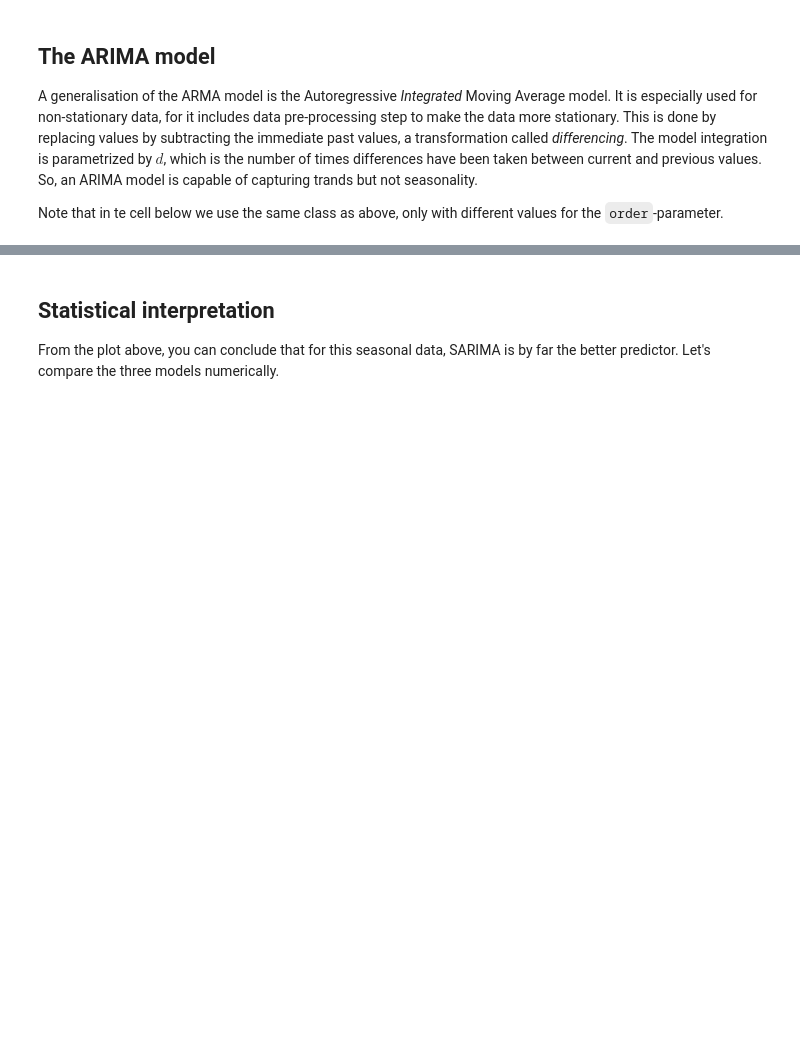
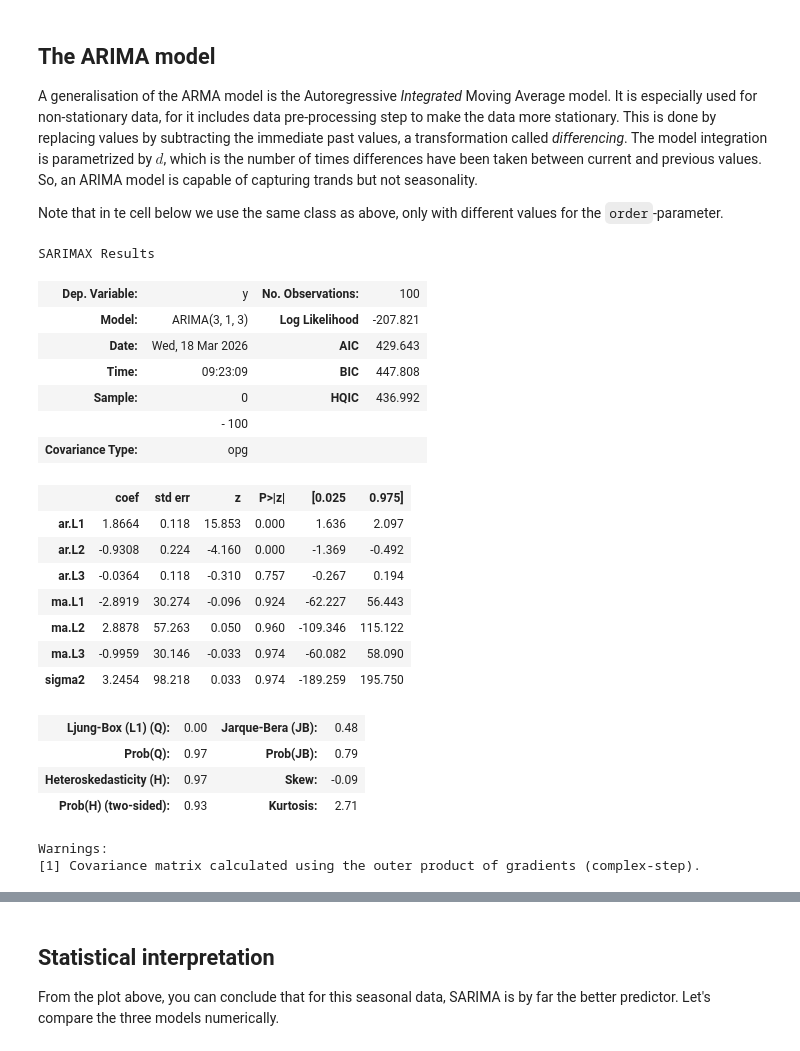
Before and after one commit to fenna/BFVM23PROGRAM3, a Jupyter notebook: demos/demo-arma-and-friends.ipynb, the cells around one changed output, grey strips where cells are left out. Drawn from its saved outputs; the diff is of its cells as text; code cells hidden in the pictures; blank space fills up the shorter version.

```diff
--- a/demos/demo-arma-and-friends.ipynb
+++ b/demos/demo-arma-and-friends.ipynb
@@ -151,9 +219,32 @@ A generalisation of the ARMA model is the Autoregressive *Integrated* Moving Ave
 
 Note that in te cell below we use the same class as above, only with different values for the `order`-parameter.
 # %%
-arima_model = sm.tsa.ARIMA(seasonal_data, order=(2, 1, 1))
+arima_model = sm.tsa.ARIMA(seasonal_data, order=(3, 1, 3))
 arima_results = arima_model.fit()
 arima_results.summary()
+# %% [output]
+SARIMAX Results
+| Dep. Variable: | y | No. Observations: | 100 |
+| Model: | ARIMA(3, 1, 3) | Log Likelihood | -207.821 |
+| Date: | Wed, 18 Mar 2026 | AIC | 429.643 |
+| Time: | 09:23:09 | BIC | 447.808 |
+| Sample: | 0 | HQIC | 436.992 |
+|  | - 100 |  |  |
+| Covariance Type: | opg |  |  |
+|  | coef | std err | z | P>|z| | [0.025 | 0.975] |
+| ar.L1 | 1.8664 | 0.118 | 15.853 | 0.000 | 1.636 | 2.097 |
+| ar.L2 | -0.9308 | 0.224 | -4.160 | 0.000 | -1.369 | -0.492 |
+| ar.L3 | -0.0364 | 0.118 | -0.310 | 0.757 | -0.267 | 0.194 |
+| ma.L1 | -2.8919 | 30.274 | -0.096 | 0.924 | -62.227 | 56.443 |
+| ma.L2 | 2.8878 | 57.263 | 0.050 | 0.960 | -109.346 | 115.122 |
+| ma.L3 | -0.9959 | 30.146 | -0.033 | 0.974 | -60.082 | 58.090 |
+| sigma2 | 3.2454 | 98.218 | 0.033 | 0.974 | -189.259 | 195.750 |
+| Ljung-Box (L1) (Q): | 0.00 | Jarque-Bera (JB): | 0.48 |
+| Prob(Q): | 0.97 | Prob(JB): | 0.79 |
+| Heteroskedasticity (H): | 0.97 | Skew: | -0.09 |
+| Prob(H) (two-sided): | 0.93 | Kurtosis: | 2.71 |
+Warnings:
+[1] Covariance matrix calculated using the outer product of gradients (complex-step).
 # %%
 fig,ax = plt.subplots(figsize=(12,6))
 plot_model_results(ax, seasonal_data, models=[arma_results, arima_results], names=['ARMA', 'ARIMA'], colors=['red','green'])
```
Also changed, not shown: parts of 20 cells of this notebook.
